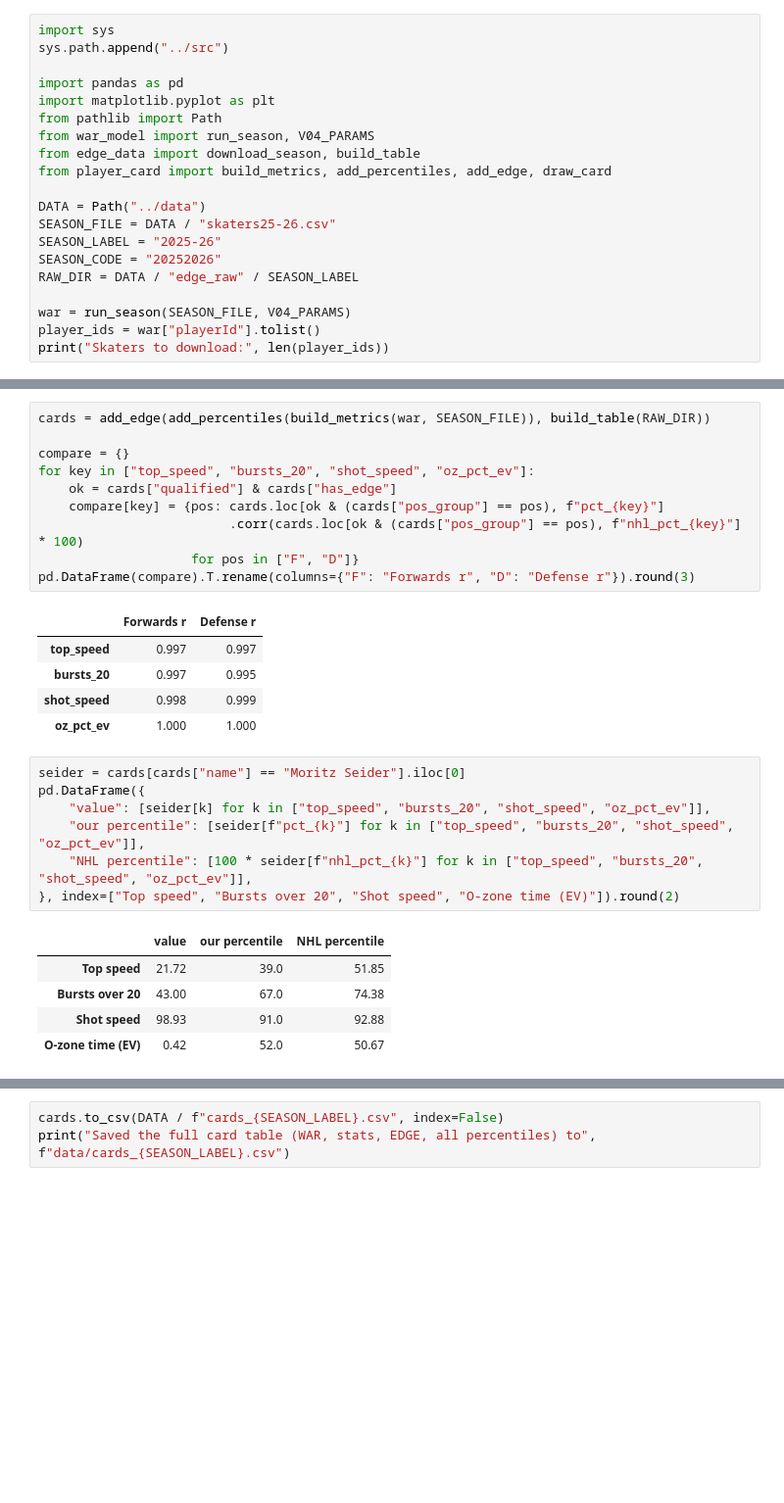
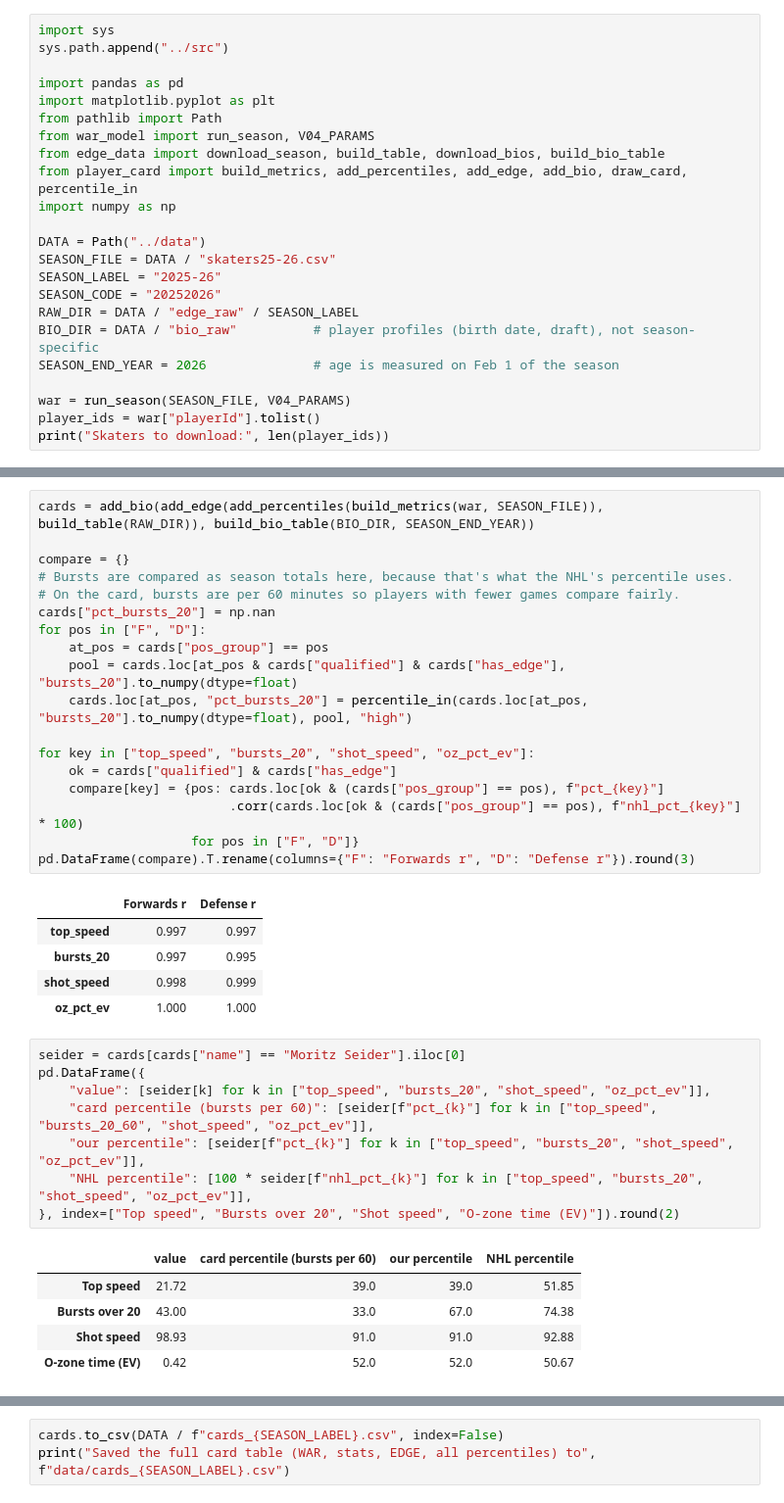
Before and after one commit to ryanc2525/hockey-war, a Jupyter notebook: notebooks/08_edge_data.ipynb, the cells around one changed output, grey strips where cells are left out. Shown at 98% size. Saved outputs shown, nothing was run; the diff lists cells and outputs as text; blank space fills up the shorter version.

```diff
--- a/notebooks/08_edge_data.ipynb
+++ b/notebooks/08_edge_data.ipynb
@@ -21,14 +21,17 @@ import pandas as pd
 import matplotlib.pyplot as plt
 from pathlib import Path
 from war_model import run_season, V04_PARAMS
-from edge_data import download_season, build_table
-from player_card import build_metrics, add_percentiles, add_edge, draw_card
+from edge_data import download_season, build_table, download_bios, build_bio_table
+from player_card import build_metrics, add_percentiles, add_edge, add_bio, draw_card, percentile_in
+import numpy as np
 
 DATA = Path("../data")
 SEASON_FILE = DATA / "skaters25-26.csv"
 SEASON_LABEL = "2025-26"
 SEASON_CODE = "20252026"
 RAW_DIR = DATA / "edge_raw" / SEASON_LABEL
+BIO_DIR = DATA / "bio_raw"          # player profiles (birth date, draft), not season-specific
+SEASON_END_YEAR = 2026              # age is measured on Feb 1 of the season
 
 war = run_season(SEASON_FILE, V04_PARAMS)
 player_ids = war["playerId"].tolist()
@@ -110,8 +124,16 @@ Brandon Montour  SEA        D      101.56
 The NHL publishes its own percentiles, but it doesn't say who they compare against. Ours compare each player to qualified players at his position, same as the rest of the card. If the two line up closely, both are measuring the same thing.
 # %%
-cards = add_edge(add_percentiles(build_metrics(war, SEASON_FILE)), build_table(RAW_DIR))
+cards = add_bio(add_edge(add_percentiles(build_metrics(war, SEASON_FILE)), build_table(RAW_DIR)), build_bio_table(BIO_DIR, SEASON_END_YEAR))
 
 compare = {}
+# Bursts are compared as season totals here, because that's what the NHL's percentile uses.
+# On the card, bursts are per 60 minutes so players with fewer games compare fairly.
+cards["pct_bursts_20"] = np.nan
+for pos in ["F", "D"]:
+    at_pos = cards["pos_group"] == pos
+    pool = cards.loc[at_pos & cards["qualified"] & cards["has_edge"], "bursts_20"].to_numpy(dtype=float)
+    cards.loc[at_pos, "pct_bursts_20"] = percentile_in(cards.loc[at_pos, "bursts_20"].to_numpy(dtype=float), pool, "high")
+
 for key in ["top_speed", "bursts_20", "shot_speed", "oz_pct_ev"]:
     ok = cards["qualified"] & cards["has_edge"]
     compare[key] = {pos: cards.loc[ok & (cards["pos_group"] == pos), f"pct_{key}"]
@@ -127,14 +149,15 @@ pd.DataFrame(compare).T.rename(columns={"F": "Forwards r", "D": "Defense r"}).ro
 # %%
 seider = cards[cards["name"] == "Moritz Seider"].iloc[0]
 pd.DataFrame({
     "value": [seider[k] for k in ["top_speed", "bursts_20", "shot_speed", "oz_pct_ev"]],
+    "card percentile (bursts per 60)": [seider[f"pct_{k}"] for k in ["top_speed", "bursts_20_60", "shot_speed", "oz_pct_ev"]],
     "our percentile": [seider[f"pct_{k}"] for k in ["top_speed", "bursts_20", "shot_speed", "oz_pct_ev"]],
     "NHL percentile": [100 * seider[f"nhl_pct_{k}"] for k in ["top_speed", "bursts_20", "shot_speed", "oz_pct_ev"]],
 }, index=["Top speed", "Bursts over 20", "Shot speed", "O-zone time (EV)"]).round(2)
 # %% [output]
-|  | value | our percentile | NHL percentile |
-| Top speed | 21.72 | 39.0 | 51.85 |
-| Bursts over 20 | 43.00 | 67.0 | 74.38 |
-| Shot speed | 98.93 | 91.0 | 92.88 |
-| O-zone time (EV) | 0.42 | 52.0 | 50.67 |
+|  | value | card percentile (bursts per 60) | our percentile | NHL percentile |
+| Top speed | 21.72 | 39.0 | 39.0 | 51.85 |
+| Bursts over 20 | 43.00 | 33.0 | 67.0 | 74.38 |
+| Shot speed | 98.93 | 91.0 | 91.0 | 92.88 |
+| O-zone time (EV) | 0.42 | 52.0 | 52.0 | 50.67 |
 # %% [markdown]
```
Also changed, not shown: parts of 6 cells of this notebook, 4 other files.
